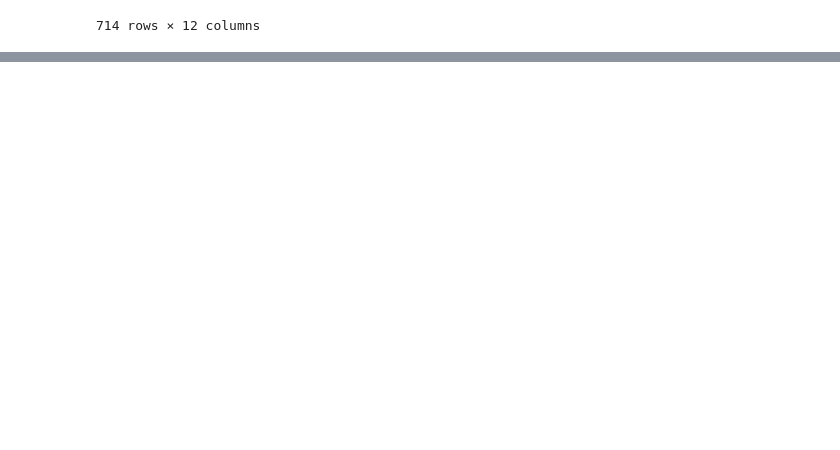
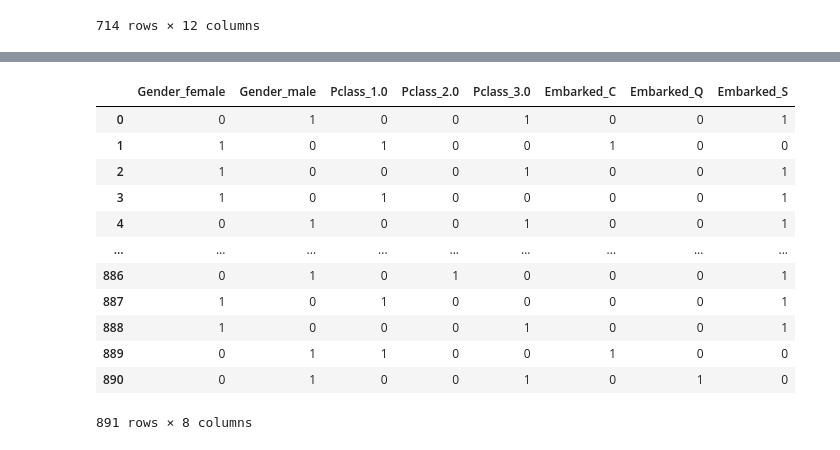
Before and after one commit to soxxun/python, a Jupyter notebook: 20220225/20220225.ipynb, the cells around one changed output, grey strips where cells are left out. Drawn from its saved outputs; the diff is of its cells as text; code cells hidden in the pictures; blank space fills up the shorter version.

```diff
--- a/20220225/20220225.ipynb
+++ b/20220225/20220225.ipynb
@@ -244,0 +300,2 @@ train[train["Age"].notnull()]
+# %%
+train["Embarked"].fillna("S", inplace=True)
@@ -244,0 +350,7 @@ train[train["Age"].notnull()]
+# %%
+# 데이터 타입 정리
+objec_col = ["Name","Sex","Ticket","Cabin","Embarked"]
+numeric_col = ["PassengerId","Survived","Pclass","Age","SibSp","Parch","Fare"]
+
+for colName in numeric_col:
+    train[colName] = train[colName].astype(float)
@@ -244,0 +379,4 @@ train[train["Age"].notnull()]
+# %%
+genderOneHot = pd.get_dummies(train["Sex"], prefix="Gender")
+pclassOneHot = pd.get_dummies(train["Pclass"], prefix="Pclass")
+pclassOneHot
@@ -244,0 +431,20 @@ train[train["Age"].notnull()]
+# %%
+embarkedOneHot=pd.get_dummies(train["Embarked"],prefix="Embarked")
+# %%
+temp = pd.merge(genderOneHot,pclassOneHot,how="inner", left_index=True, right_index=True)
+temp2 = pd.merge(temp,embarkedOneHot,how="inner", left_index=True, right_index=True)
+temp2
+# %% [output]
+|  | Gender_female | Gender_male | Pclass_1.0 | Pclass_2.0 | Pclass_3.0 | Embarked_C | Embarked_Q | Embarked_S |
+| 0 | 0 | 1 | 0 | 0 | 1 | 0 | 0 | 1 |
+| 1 | 1 | 0 | 1 | 0 | 0 | 1 | 0 | 0 |
+| 2 | 1 | 0 | 0 | 0 | 1 | 0 | 0 | 1 |
+| 3 | 1 | 0 | 1 | 0 | 0 | 0 | 0 | 1 |
+| 4 | 0 | 1 | 0 | 0 | 1 | 0 | 0 | 1 |
+| ... | ... | ... | ... | ... | ... | ... | ... | ... |
+| 886 | 0 | 1 | 0 | 1 | 0 | 0 | 0 | 1 |
+| 887 | 1 | 0 | 1 | 0 | 0 | 0 | 0 | 1 |
+| 888 | 1 | 0 | 0 | 0 | 1 | 0 | 0 | 1 |
+| 889 | 0 | 1 | 1 | 0 | 0 | 1 | 0 | 0 |
+| 890 | 0 | 1 | 0 | 0 | 1 | 0 | 1 | 0 |
+891 rows × 8 columns
```
Also changed, not shown: parts of 13 cells of this notebook.
